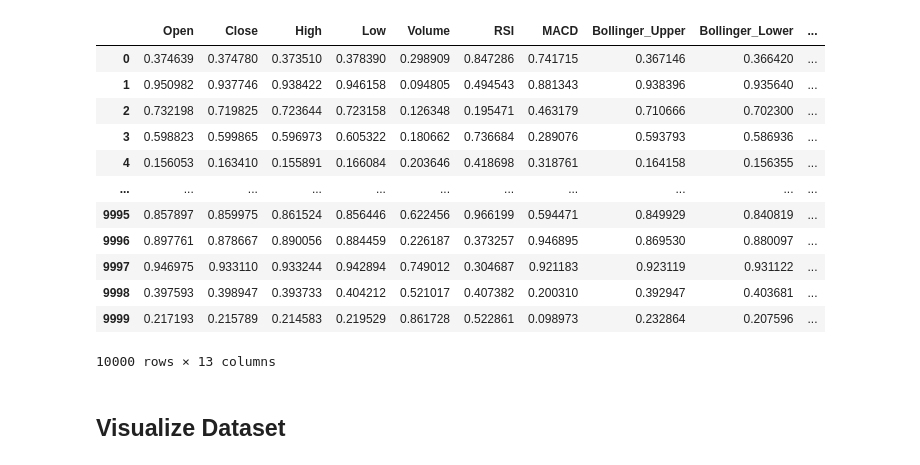
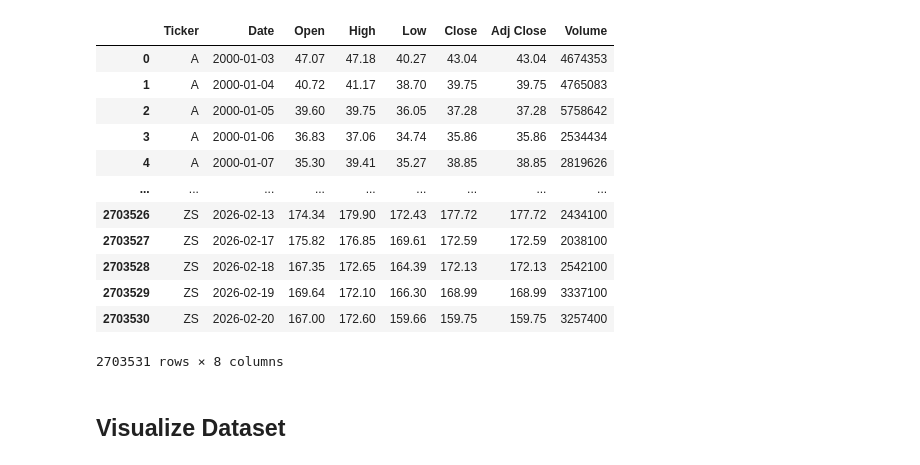
Before and after one commit to alaricbat/FinancialApp, a Jupyter notebook: AA002FinancialAI/ai-module/svm/svm_kernel.ipynb, the cells around one changed output. Saved outputs shown, nothing was run; the diff lists cells and outputs as text; code cells hidden in the pictures.

```diff
--- a/AA002FinancialAI/ai-module/svm/svm_kernel.ipynb
+++ b/AA002FinancialAI/ai-module/svm/svm_kernel.ipynb
@@ -5,21 +5,21 @@ import numpy as np
 import pandas as pd
 import seaborn as sns
 # %%
-df = pd.read_csv("../../dataset/Stock_Data.csv")
+df = pd.read_csv("../../dataset/SP500_Historical_Data.csv")
 df
 # %% [output]
-|  | Open | Close | High | Low | Volume | RSI | MACD | Bollinger_Upper | Bollinger_Lower | ... |
-| 0 | 0.374639 | 0.374780 | 0.373510 | 0.378390 | 0.298909 | 0.847286 | 0.741715 | 0.367146 | 0.366420 | ... |
-| 1 | 0.950982 | 0.937746 | 0.938422 | 0.946158 | 0.094805 | 0.494543 | 0.881343 | 0.938396 | 0.935640 | ... |
-| 2 | 0.732198 | 0.719825 | 0.723644 | 0.723158 | 0.126348 | 0.195471 | 0.463179 | 0.710666 | 0.702300 | ... |
-| 3 | 0.598823 | 0.599865 | 0.596973 | 0.605322 | 0.180662 | 0.736684 | 0.289076 | 0.593793 | 0.586936 | ... |
-| 4 | 0.156053 | 0.163410 | 0.155891 | 0.166084 | 0.203646 | 0.418698 | 0.318761 | 0.164158 | 0.156355 | ... |
-| ... | ... | ... | ... | ... | ... | ... | ... | ... | ... | ... |
-| 9995 | 0.857897 | 0.859975 | 0.861524 | 0.856446 | 0.622456 | 0.966199 | 0.594471 | 0.849929 | 0.840819 | ... |
-| 9996 | 0.897761 | 0.878667 | 0.890056 | 0.884459 | 0.226187 | 0.373257 | 0.946895 | 0.869530 | 0.880097 | ... |
-| 9997 | 0.946975 | 0.933110 | 0.933244 | 0.942894 | 0.749012 | 0.304687 | 0.921183 | 0.923119 | 0.931122 | ... |
-| 9998 | 0.397593 | 0.398947 | 0.393733 | 0.404212 | 0.521017 | 0.407382 | 0.200310 | 0.392947 | 0.403681 | ... |
-| 9999 | 0.217193 | 0.215789 | 0.214583 | 0.219529 | 0.861728 | 0.522861 | 0.098973 | 0.232864 | 0.207596 | ... |
+|  | Ticker | Date | Open | High | Low | Close | Adj Close | Volume |
+| 0 | A | 2000-01-03 | 47.07 | 47.18 | 40.27 | 43.04 | 43.04 | 4674353 |
+| 1 | A | 2000-01-04 | 40.72 | 41.17 | 38.70 | 39.75 | 39.75 | 4765083 |
+| 2 | A | 2000-01-05 | 39.60 | 39.75 | 36.05 | 37.28 | 37.28 | 5758642 |
+| 3 | A | 2000-01-06 | 36.83 | 37.06 | 34.74 | 35.86 | 35.86 | 2534434 |
+| 4 | A | 2000-01-07 | 35.30 | 39.41 | 35.27 | 38.85 | 38.85 | 2819626 |
+| ... | ... | ... | ... | ... | ... | ... | ... | ... |
+| 2703526 | ZS | 2026-02-13 | 174.34 | 179.90 | 172.43 | 177.72 | 177.72 | 2434100 |
+| 2703527 | ZS | 2026-02-17 | 175.82 | 176.85 | 169.61 | 172.59 | 172.59 | 2038100 |
+| 2703528 | ZS | 2026-02-18 | 167.35 | 172.65 | 164.39 | 172.13 | 172.13 | 2542100 |
+| 2703529 | ZS | 2026-02-19 | 169.64 | 172.10 | 166.30 | 168.99 | 168.99 | 3337100 |
+| 2703530 | ZS | 2026-02-20 | 167.00 | 172.60 | 159.66 | 159.75 | 159.75 | 3257400 |
-10000 rows × 13 columns
+2703531 rows × 8 columns
 # %% [markdown]
 ## Visualize Dataset
```
Also changed, not shown: parts of 22 cells of this notebook, 6 other files.
